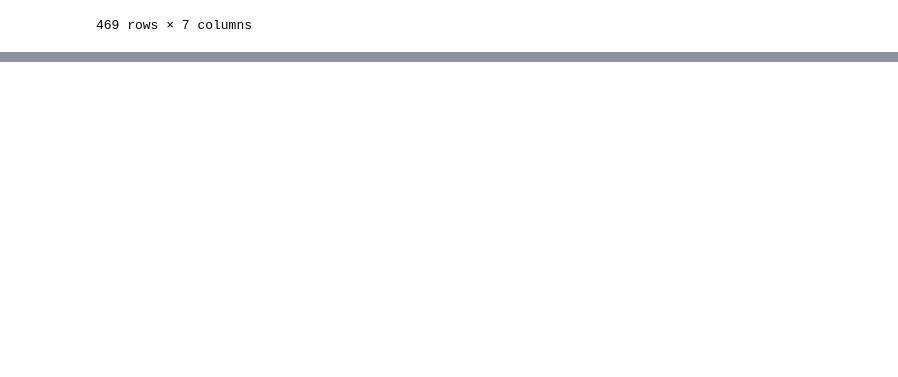
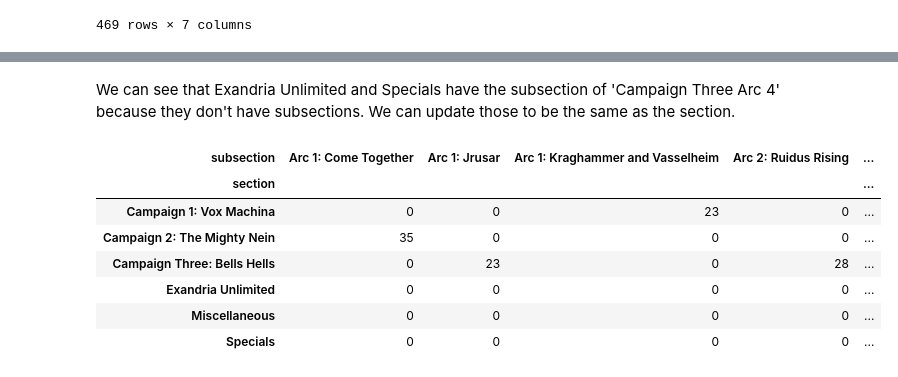
Before and after one commit to wmchad/CritRoleAI, a Jupyter notebook: notebooks/data_prep/02_build_transcript_database.ipynb, the cells around one changed output, grey strips where cells are left out. Drawn from its saved outputs; the diff is of its cells as text; code cells hidden in the pictures; blank space fills up the shorter version.

```diff
--- a/notebooks/data_prep/02_build_transcript_database.ipynb
+++ b/notebooks/data_prep/02_build_transcript_database.ipynb
@@ -68,0 +83,16 @@ transcript_df
+# %% [markdown]
+We can see that Exandria Unlimited and Specials have the subsection of 'Campaign Three Arc 4' because they don't have subsections. We can update those to be the same as the section.
+# %%
+transcript_df['subsection'] = transcript_df.apply(
+    lambda x: x['section'] if ['Exandria Unlimited', 'Specials'].count(x['section']) > 0 else x['subsection'],
+    axis=1)
+pd.crosstab(transcript_df['section'], transcript_df['subsection'])
+# %% [output]
+| subsection | Arc 1: Come Together | Arc 1: Jrusar | Arc 1: Kraghammer and Vasselheim | Arc 2: Ruidus Rising | ... |
+| section |  |  |  |  | ... |
+| Campaign 1: Vox Machina | 0 | 0 | 23 | 0 | ... |
+| Campaign 2: The Mighty Nein | 35 | 0 | 0 | 0 | ... |
+| Campaign Three: Bells Hells | 0 | 23 | 0 | 28 | ... |
+| Exandria Unlimited | 0 | 0 | 0 | 0 | ... |
+| Miscellaneous | 0 | 0 | 0 | 0 | ... |
+| Specials | 0 | 0 | 0 | 0 | ... |
```
Also changed, not shown: parts of 6 cells of this notebook, 1 other file.
